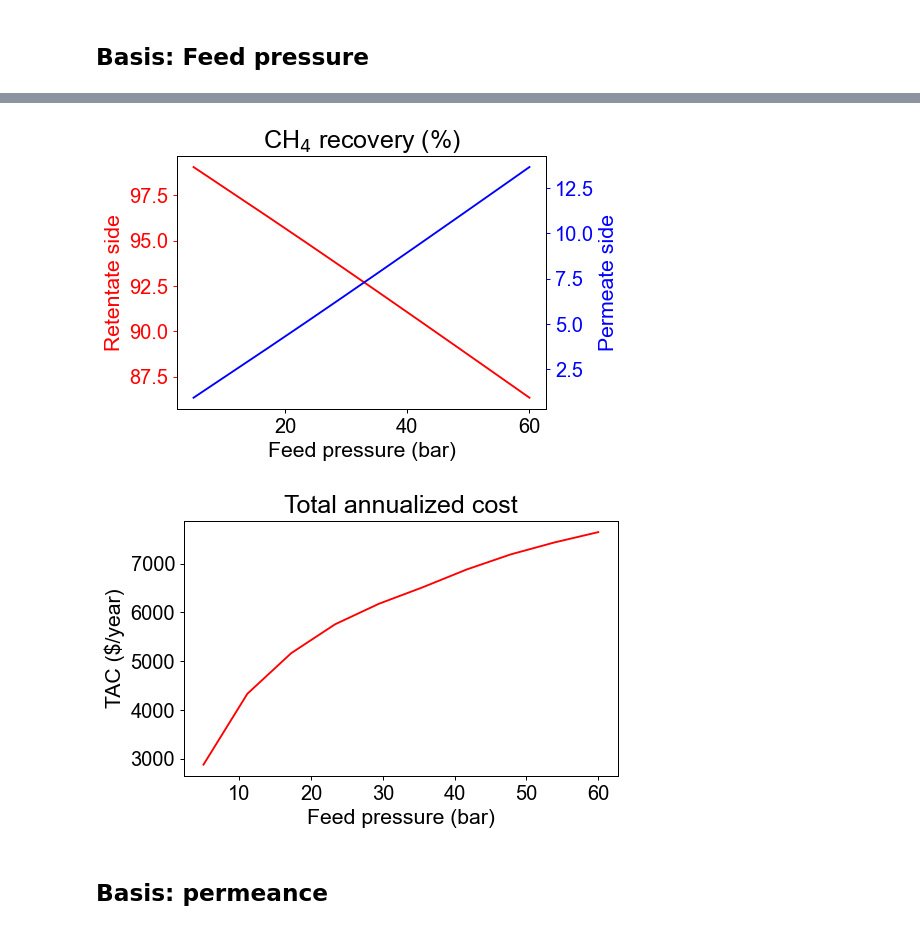
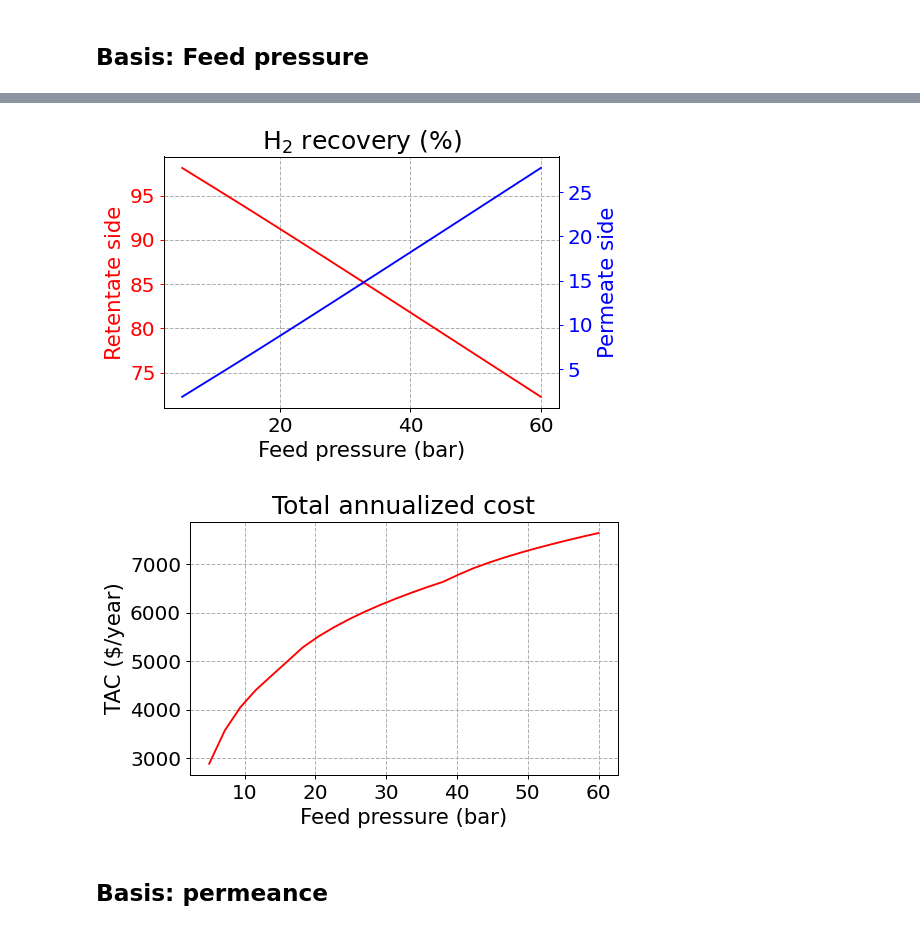
Before and after one commit to sebygaa/SimulStorage, a Jupyter notebook: Membrane_package/Example.ipynb, the cells around one changed output, grey strips where cells are left out. Cells and saved outputs as stored; diff of their text form; code cells hidden in the pictures.

```diff
--- a/Membrane_package/Example.ipynb
+++ b/Membrane_package/Example.ipynb
@@ -151,7 +151,7 @@ mem.results_plot_kci_co()
 ## Basis: Feed pressure
 # %%
 # Sensitivity analysis
-P_dom = np.linspace(5,60,10)
+P_dom = np.linspace(5,60,26)
 raw_res = []
 cost_list = []
 for p_feed in P_dom:
@@ -196,35 +196,37 @@ plt.show()
 # %%
 res_nd = np.array(res_list)
 fig, ax1 = plt.subplots(dpi=90, figsize=(6,4))
 ax2 = ax1.twinx()
 ax1.plot(P_dom, res_nd[:,3], label='Retentate', c='r')
 ax1.set_ylabel('Retentate side', color = 'red',)
+ax1.grid(linestyle = '--')
 
 ax2.plot(P_dom, res_nd[:,2], label='Permeate', c='b')
 ax2.set_ylabel('Permeate side', color = 'b',)
 
 ax1.spines["right"].set_edgecolor('r')
 ax1.spines["left"].set_edgecolor('b')
 ax2.tick_params(axis='y', colors='b')
 ax1.tick_params(axis='y', colors='r')
 
-plt.title('CH$_4$ recovery (%)')
+plt.title('H$_2$ recovery (%)')
 ax1.set_xlabel('Feed pressure (bar)')
 plt.tight_layout()
 plt.show()
 # %% [output]
-[figure, old version]
+[figure, new version]
 # %%
 res_nd = np.array(res_list)
 fig, ax1 = plt.subplots(dpi=90, figsize=(6,4))
 ax1.plot(P_dom, cost_list, label='Retentate', c='r')
 ax1.set_ylabel('TAC ($/year)', color = 'k',)
 ax1.set_xlabel('Feed pressure (bar)')
+ax1.grid(linestyle = '--')
 plt.title('Total annualized cost')
 plt.tight_layout()
 plt.show()
 # %% [output]
-[figure, old version]
+[figure, new version]
 # %% [markdown]
 ## Basis: permeance
 # %%
```
Also changed, not shown: parts of 4 cells of this notebook.
